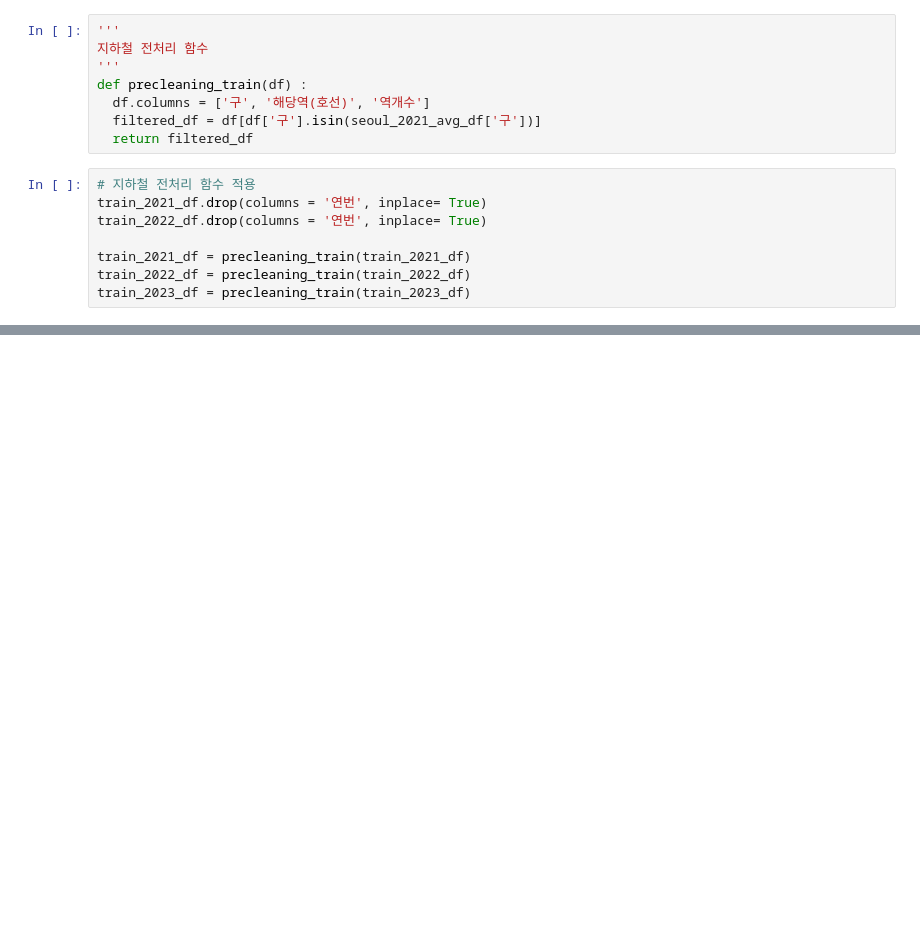
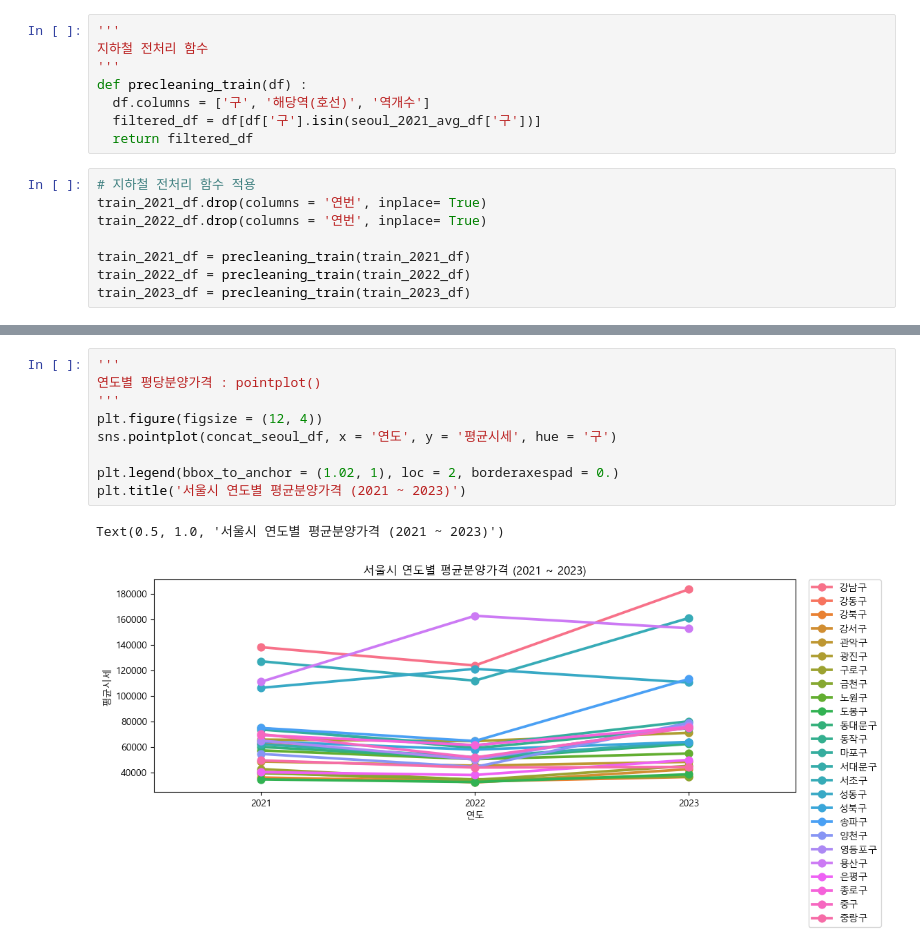
Before and after one commit to gitstudent001/python_project, a Jupyter notebook: python_project_hm.ipynb, the cells around one changed output, grey strips where cells are left out. Cells and saved outputs as stored; diff of their text form; blank space fills up the shorter version.

```diff
--- a/python_project_hm.ipynb
+++ b/python_project_hm.ipynb
@@ -245,0 +826,12 @@ display(train_2023_df)
+# %%
+'''
+연도별 평당분양가격 : pointplot()
+'''
+plt.figure(figsize = (12, 4))
+sns.pointplot(concat_seoul_df, x = '연도', y = '평균시세', hue = '구')
+
+plt.legend(bbox_to_anchor = (1.02, 1), loc = 2, borderaxespad = 0.)
+plt.title('서울시 연도별 평균분양가격 (2021 ~ 2023)')
+# %% [output]
+Text(0.5, 1.0, '서울시 연도별 평균분양가격 (2021 ~ 2023)')
+[figure, added]
```
Also changed, not shown: parts of 40 cells of this notebook.
